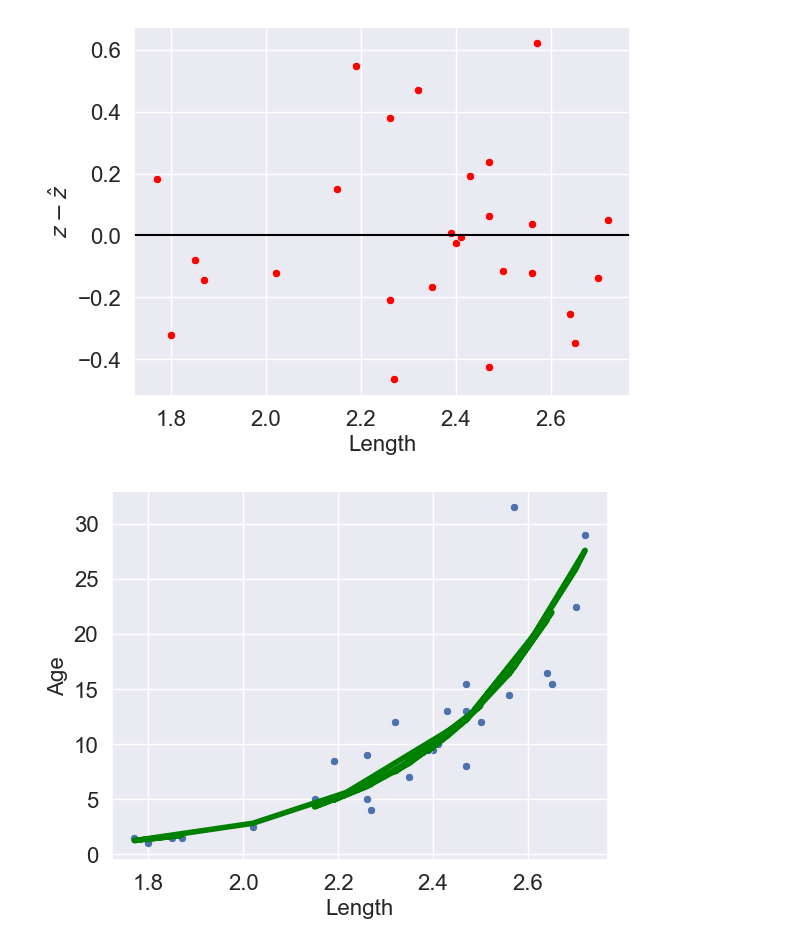
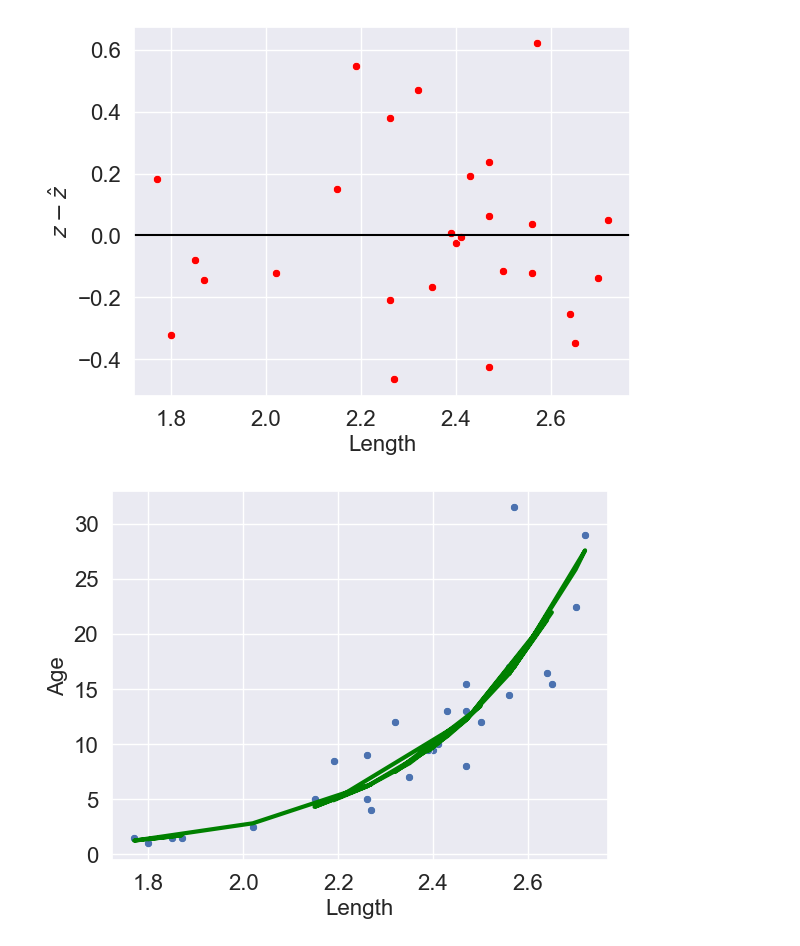
Before and after one commit to jordanarlan/UC-Berkeley-DS100, a Jupyter notebook: Week 6/Models_2.ipynb, the cells around one changed output. Cells and saved outputs as stored; diff of their text form; code cells hidden in the pictures.

```diff
--- a/Week 6/Models_2.ipynb
+++ b/Week 6/Models_2.ipynb
@@ -730,8 +730,8 @@ plt.show()
 # %%
 ypred = np.exp(zhats_linear)
 sns.scatterplot(x=xs, y=yobs)
-plt.plot(xs, ypred, color='green', lw=4)
+plt.plot(xs, ypred, color='green', lw=3)
 # plt.savefig('dugong_curve.png', bbox_inches = 'tight');
 plt.show()
 # %% [output]
-[figure, old version]
+[figure, new version]
```
Also changed, not shown: 2 other files.
